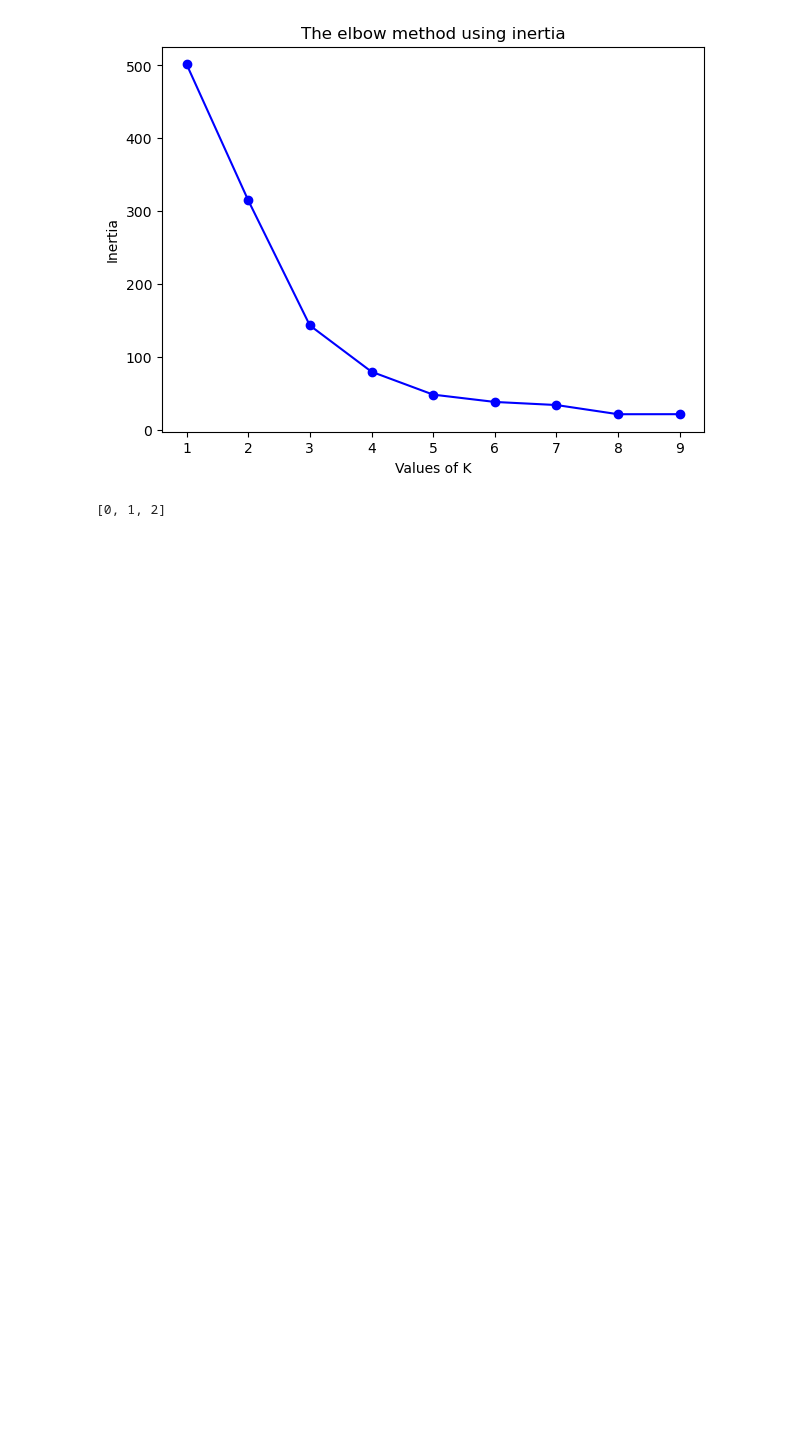
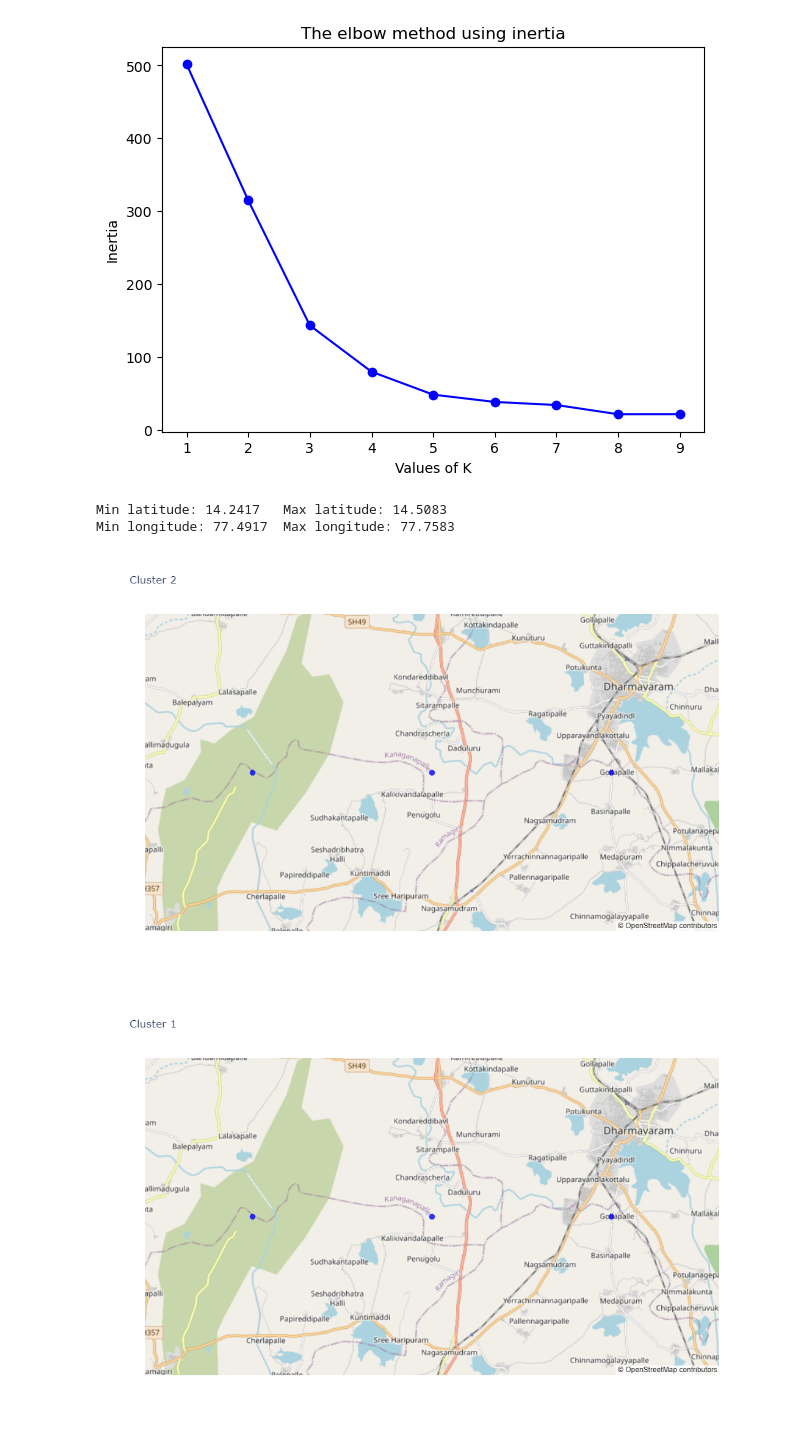
Before and after one commit to Ashish-Sasna/CMT-GSC-AI, a Jupyter notebook: Stream sediments.ipynb, the cells around one changed output. Saved outputs shown, nothing was run; the diff lists cells and outputs as text; code cells hidden in the pictures; blank space fills up the shorter version.

Commit message:
Bore holes location in each cluster

```diff
--- a/Stream sediments.ipynb
+++ b/Stream sediments.ipynb
@@ -325,3 +346,7 @@ dtypes: float64(47), int64(2), object(3)
 memory usage: 7.4+ KB
 # %% [markdown]
 ### Normalise the values
+# %%
+chem_elem_df = chemical_data.drop(['gid', 'objectid_1', 'ssampleno', 'type', 'longitude', 'latitude', 'Soi_No.'],
+                                  axis=1)
+chem_elem_df.head()
@@ -328,3 +361,5 @@ memory usage: 7.4+ KB
+# %%
+chem_elem = list(chem_elem_df.columns)
 # %%
 common_columns = chemical_data.columns.intersection(['longitude', 'latitude'] + chem_elem)
 common_column_indices = [chemical_data.columns.get_loc(col) for col in common_columns]
@@ -536,14 +571,18 @@ fig = px.scatter_mapbox(clustered_data, lat="latitude", lon="longitude", hover_d
 fig.update_layout(mapbox_style="open-street-map")
 fig.update_layout(margin={"r":0,"t":0,"l":0,"b":0})
 fig.show(renderer='browser')
-# %%
-for clst_lbl in np.unique(y_km):
-    plt.scatter()
-# %% [output]
-[0, 1, 2]
+# %%
+min_lat_limit = chem_min_lat - 0.05
+max_lat_limit = chem_max_lat + 0.05
+min_long_limit = chem_min_long - 0.05
+max_long_limit = chem_max_long + 0.05
+
+print(f'Min latitude: {np.round(min_lat_limit, 4)}\tMax latitude: {np.round(max_lat_limit, 4)}')
+print(f'Min longitude: {np.round(min_long_limit, 4)}\tMax longitude: {np.round(max_long_limit, 4)}')
+# %% [output]
+Min latitude: 14.2417   Max latitude: 14.5083
+Min longitude: 77.4917  Max longitude: 77.7583
 # %%
-import plotly.graph_objects as go
-
 # Create a list to store individual figure objects
 fig_list = []
 
@@ -551,41 +590,61 @@ fig_list = []
 for cluster_id in clustered_data['clusters'].unique():
     # Filter data for the current cluster
     cluster_data = clustered_data[clustered_data['clusters'] == cluster_id]
+
+    hover_text = [f'Bore hole ID: {gid}<br>Latitude: {lat}<br>Longitude: {lon}'
+                  for gid, lat, lon in zip(cluster_data['gid'],
+                                           cluster_data['latitude'],
+                                           cluster_data['longitude'])]
 
     # Create a scatter mapbox trace
     trace = go.Scattermapbox(
         lat=cluster_data['latitude'],
         lon=cluster_data['longitude'],
         mode='markers',
         marker=dict(
             size=10,
             color='blue',  # You can assign different colors for each cluster
             opacity=0.8
         ),
-        text=cluster_data['gid'],  # Text to be displayed on hover
-        hoverinfo='text'  # Display only the 'gid' text on hover
+        text=hover_text,  # Text to be displayed on hover
+        hoverinfo='text'  # Display bore hole id, latitude and longitude text on hover
     )
 
     # Create layout for the map
     layout = go.Layout(
-        title=f'Cluster {cluster_id}',
+        title=f'Cluster {cluster_id+1}',
         hovermode='closest',
         mapbox=dict(
             style='open-street-map',  # You can choose different map styles
             center=dict(
                 lat=cluster_data['latitude'].mean(),  # Set the map center to the mean of latitudes
                 lon=cluster_data['longitude'].mean()  # Set the map center to the mean of longitudes
             ),
-            zoom=10
+            zoom=10,
+            bounds=dict(
+                south=min_lat_limit,
+                north=max_lat_limit,
+                west=min_long_limit,
+                east=max_long_limit
+            )
         )
     )
 
     # Create figure object and add trace and layout
     fig = go.Figure(data=trace, layout=layout)
 
+    fig.update_layout(
+        autosize=False,
+        width=700,
+        height=700,
+    )
+
     # Append the figure to the list
     fig_list.append(fig)
 
 # Display each figure
 for fig in fig_list:
-    fig.show(renderer='browser')
+    fig.show()
+# %% [output]
+[figure, added]
+[figure, added]
```
Also changed, not shown: parts of 5 cells of this notebook, 3 other files.
